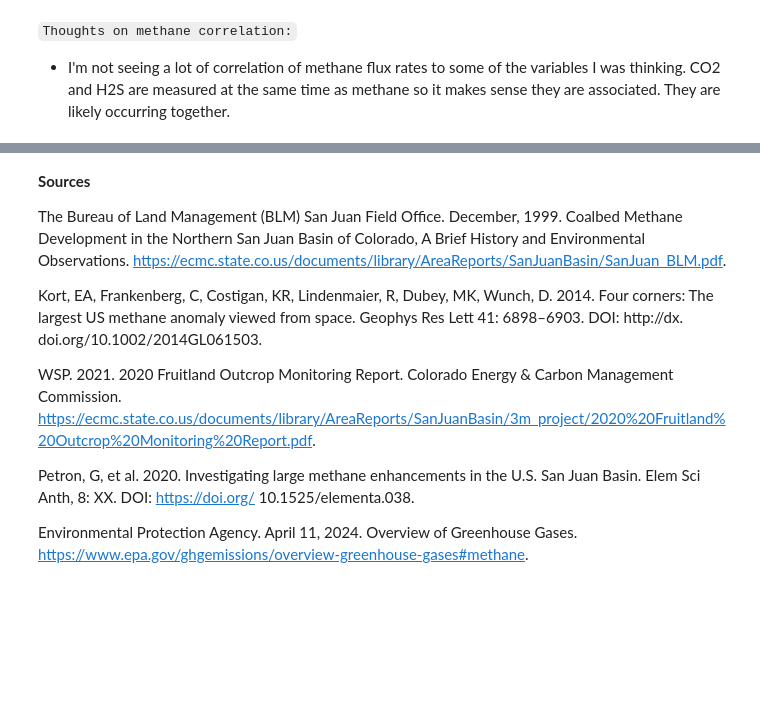
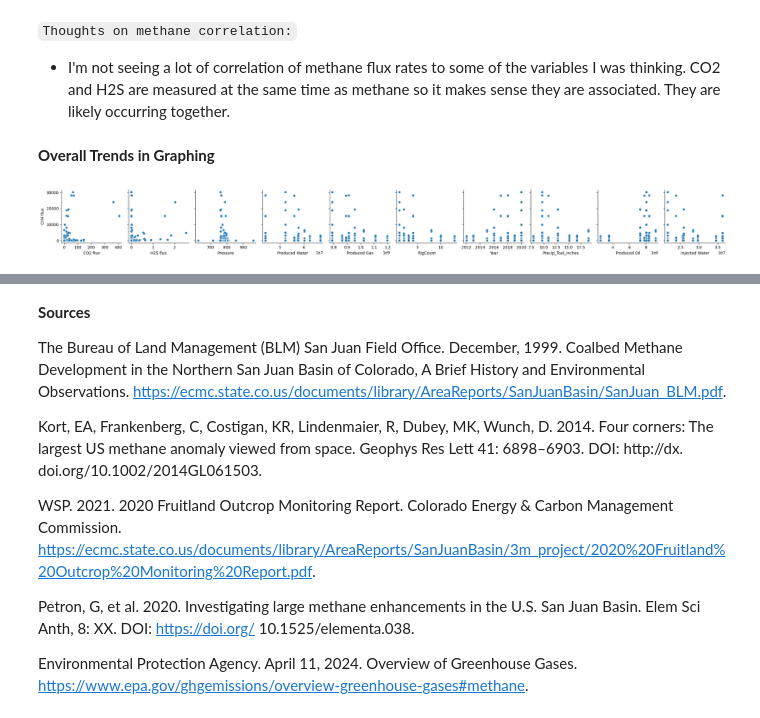
Before and after one commit to amyvoit/4_Corners_Methane_Seep, a Jupyter notebook: MethaneSeep.ipynb, the cells around one changed output, grey strips where cells are left out. Drawn from its saved outputs; the diff is of its cells as text; code cells hidden in the pictures; blank space fills up the shorter version.

```diff
--- a/MethaneSeep.ipynb
+++ b/MethaneSeep.ipynb
@@ -551,9 +551,14 @@ Name: CH4 flux, dtype: float64
 # %% [markdown]
 `Thoughts on methane correlation:`
 - I'm not seeing a lot of correlation of methane flux rates to some of the variables I was thinking. CO2 and H2S are measured at the same time as methane so it makes sense they are associated. They are likely occurring together.
+# %% [markdown]
+**Overall Trends in Graphing**
 # %%
-#Pairplot of Methane to Other Features
+#Pairplot of Methane to Features I Want to Explore More
 sns.pairplot(all_data,
-             x_vars = all_data.columns.drop(['CH4 flux', 'Area']),
-             y_vars = all_data['CH4 flux'])
+             x_vars = ['CO2 flux', 'H2S flux', 'Pressure', 'Produced Water', 'Produced Gas',
+             'RigCount', 'Year', 'Precip_Toal_inches', 'Produced Oil', 'Injected Water'],
+             y_vars = ['CH4 flux'])
 plt.show()
+# %% [output]
+[figure, added]
```
Also changed, not shown: parts of 36 cells of this notebook.
